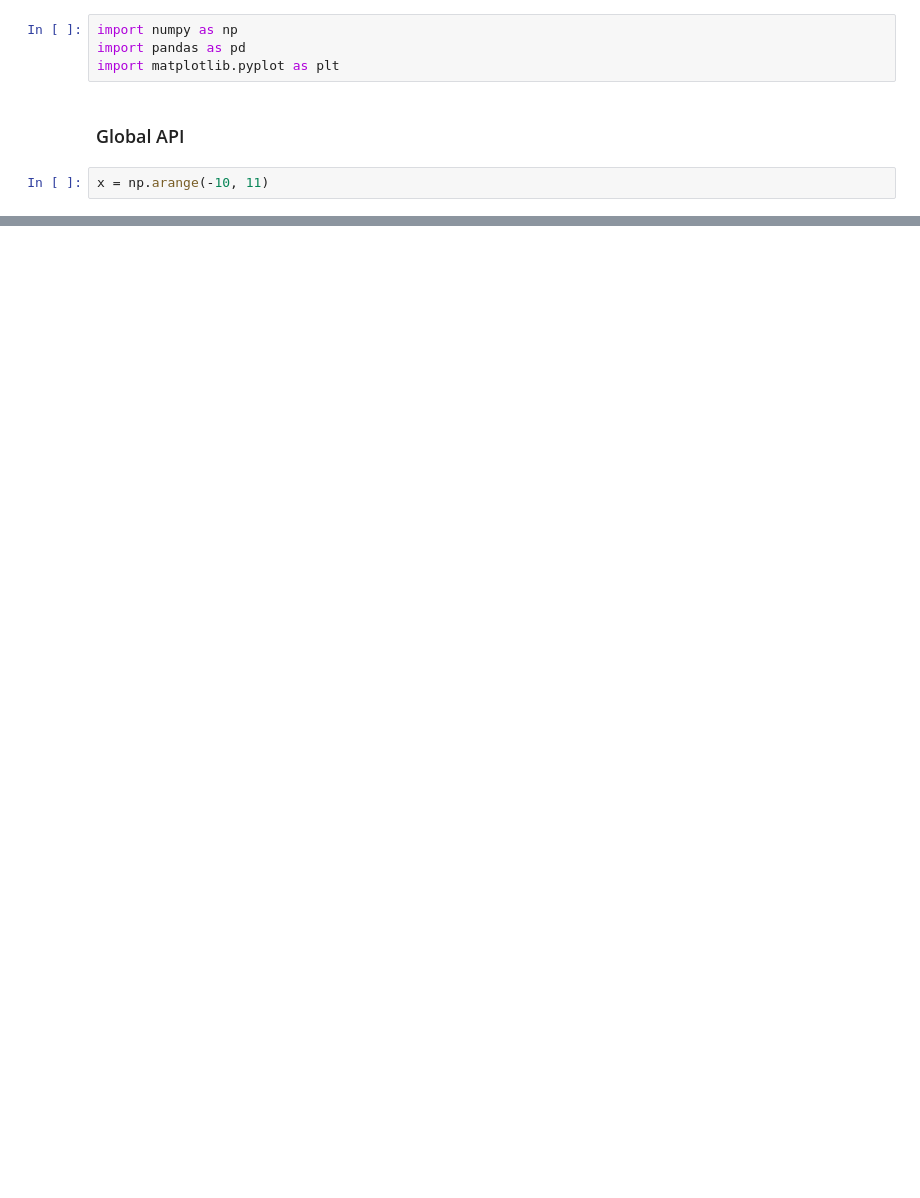
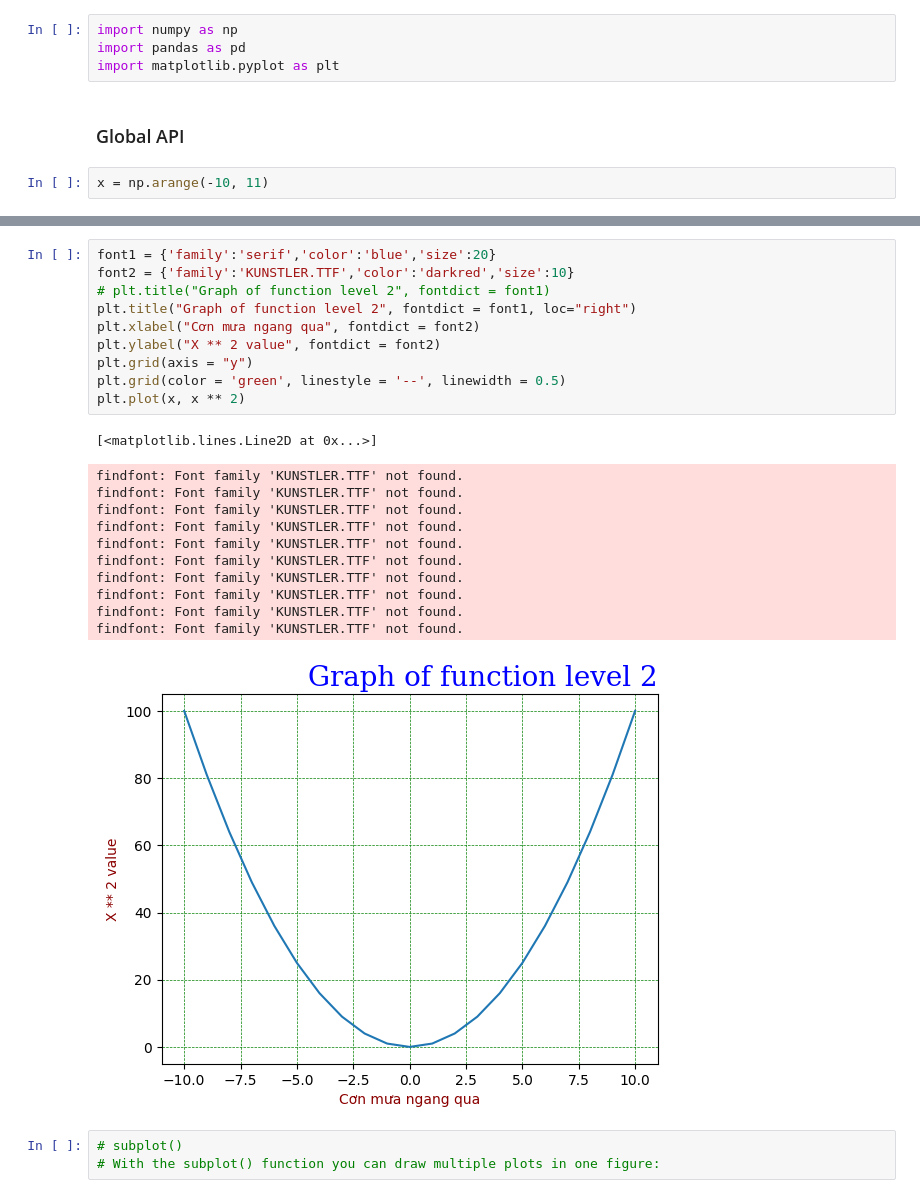
Before and after one commit to Disconnnected/self_training, a Jupyter notebook: data_analyst/matplotlib_visualization.ipynb, the cells around one changed output, grey strips where cells are left out. Cells and saved outputs as stored; diff of their text form; blank space fills up the shorter version.

```diff
--- a/data_analyst/matplotlib_visualization.ipynb
+++ b/data_analyst/matplotlib_visualization.ipynb
@@ -25,0 +60,26 @@ plt.plot([0, 0, 0], [-10, 0, 100])
+# %%
+font1 = {'family':'serif','color':'blue','size':20}
+font2 = {'family':'KUNSTLER.TTF','color':'darkred','size':10}
+# plt.title("Graph of function level 2", fontdict = font1)
+plt.title("Graph of function level 2", fontdict = font1, loc="right")
+plt.xlabel("Cơn mưa ngang qua", fontdict = font2)
+plt.ylabel("X ** 2 value", fontdict = font2)
+plt.grid(axis = "y")
+plt.grid(color = 'green', linestyle = '--', linewidth = 0.5)
+plt.plot(x, x ** 2)
+# %% [output]
+[<matplotlib.lines.Line2D at 0x...>]
+findfont: Font family 'KUNSTLER.TTF' not found.
+findfont: Font family 'KUNSTLER.TTF' not found.
+findfont: Font family 'KUNSTLER.TTF' not found.
+findfont: Font family 'KUNSTLER.TTF' not found.
+findfont: Font family 'KUNSTLER.TTF' not found.
+findfont: Font family 'KUNSTLER.TTF' not found.
+findfont: Font family 'KUNSTLER.TTF' not found.
+findfont: Font family 'KUNSTLER.TTF' not found.
+findfont: Font family 'KUNSTLER.TTF' not found.
+findfont: Font family 'KUNSTLER.TTF' not found.
+[figure, added]
+# %%
+# subplot()
+# With the subplot() function you can draw multiple plots in one figure:
```
Also changed, not shown: parts of 23 cells of this notebook, 13 other files.
